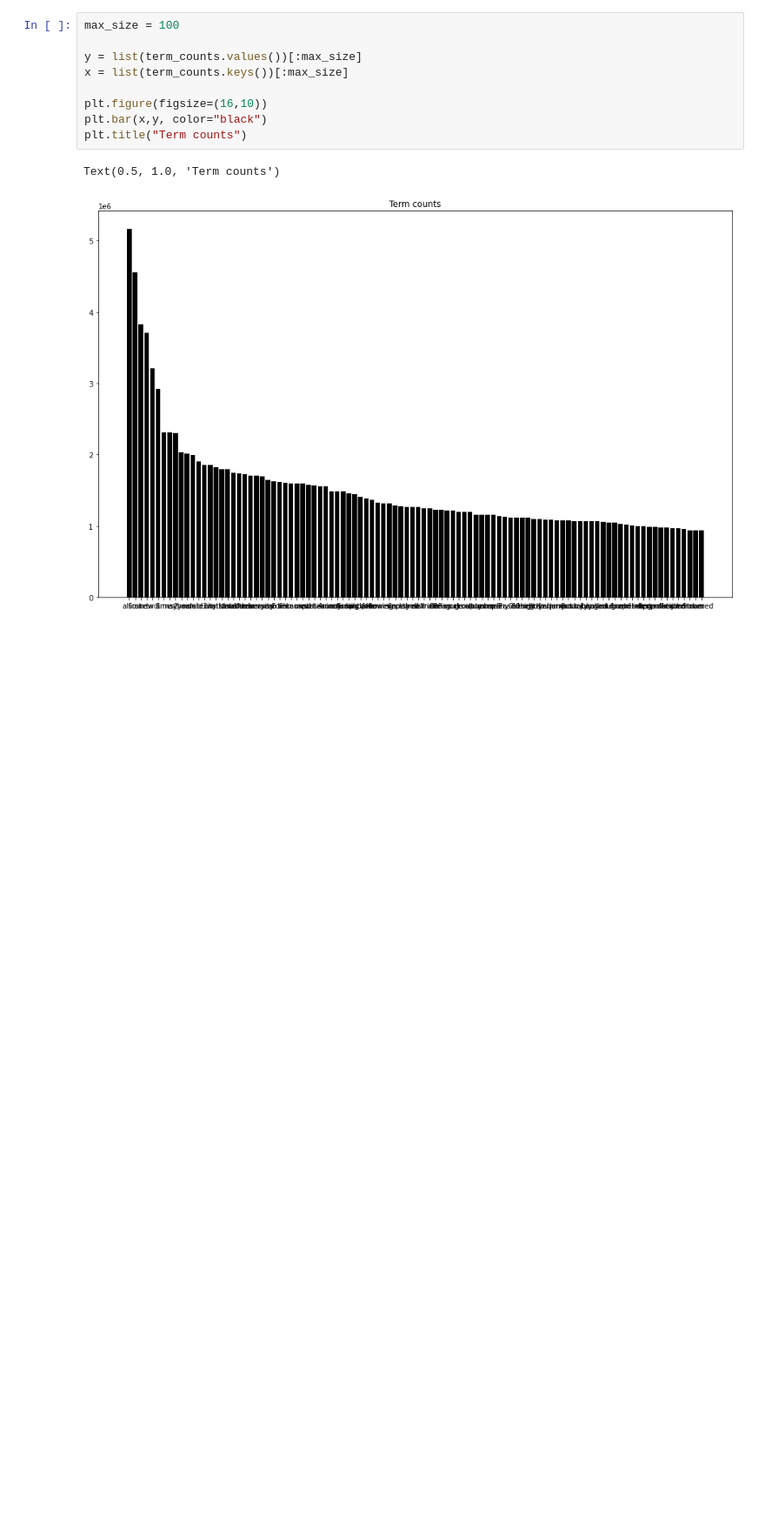
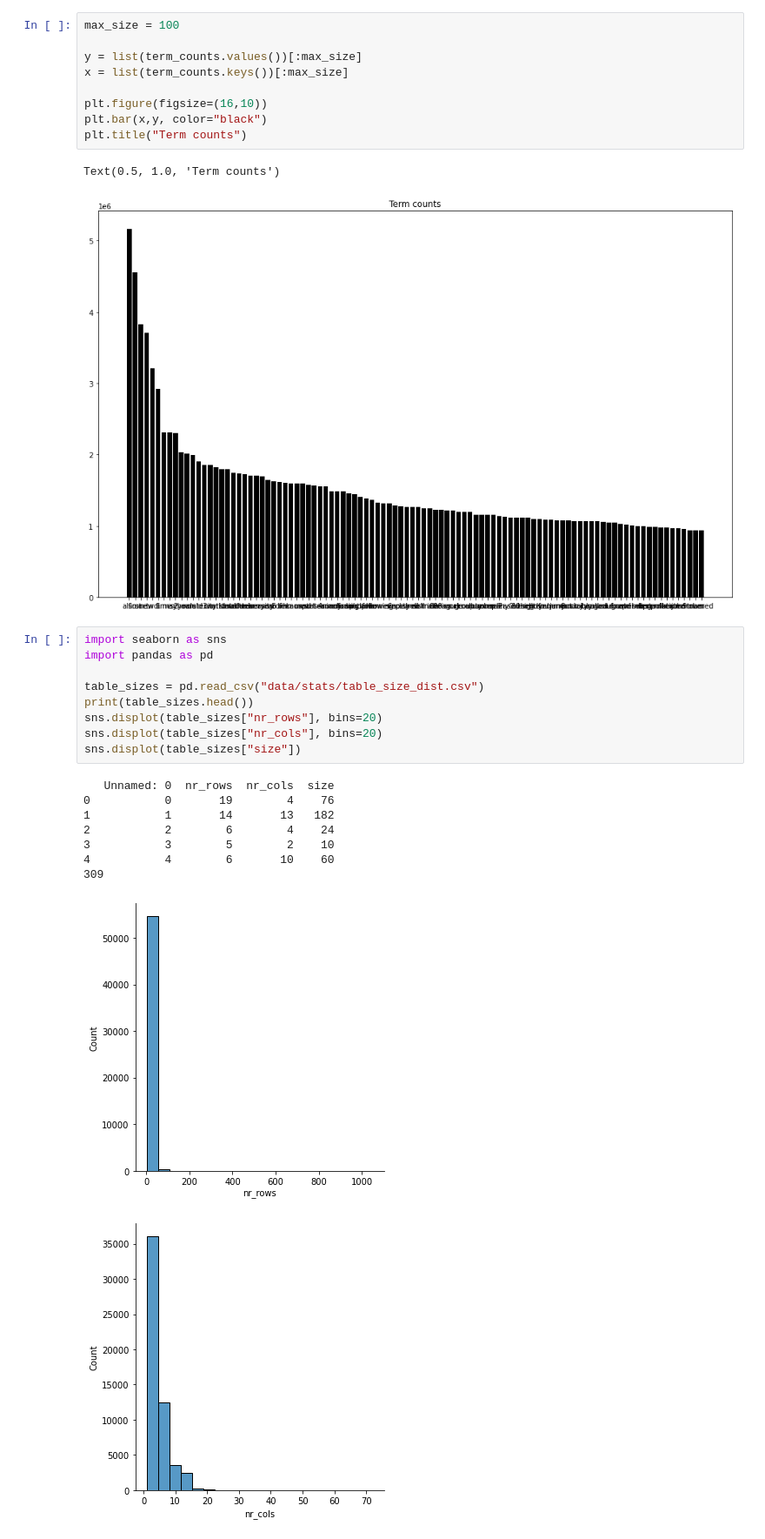
Before and after one commit to Martin36/FEVER2021_SharedTask, a Jupyter notebook: Dataset_Statistics.ipynb, the cells around one changed output. Shown at 87% size. Saved outputs shown, nothing was run; the diff lists cells and outputs as text; blank space fills up the shorter version.

```diff
--- a/Dataset_Statistics.ipynb
+++ b/Dataset_Statistics.ipynb
@@ -103,3 +103,22 @@ plt.title("Term counts")
 # %% [output]
 Text(0.5, 1.0, 'Term counts')
 [figure]
+# %%
+import seaborn as sns
+import pandas as pd
+
+table_sizes = pd.read_csv("data/stats/table_size_dist.csv")
+print(table_sizes.head())
+sns.displot(table_sizes["nr_rows"], bins=20)
+sns.displot(table_sizes["nr_cols"], bins=20)
+sns.displot(table_sizes["size"])
+# %% [output]
+   Unnamed: 0  nr_rows  nr_cols  size
+0           0       19        4    76
+1           1       14       13   182
+2           2        6        4    24
+3           3        5        2    10
+4           4        6       10    60
+309
+[figure, added]
+[figure, added]
```
Also changed, not shown: parts of 3 cells of this notebook, 3 other files.
